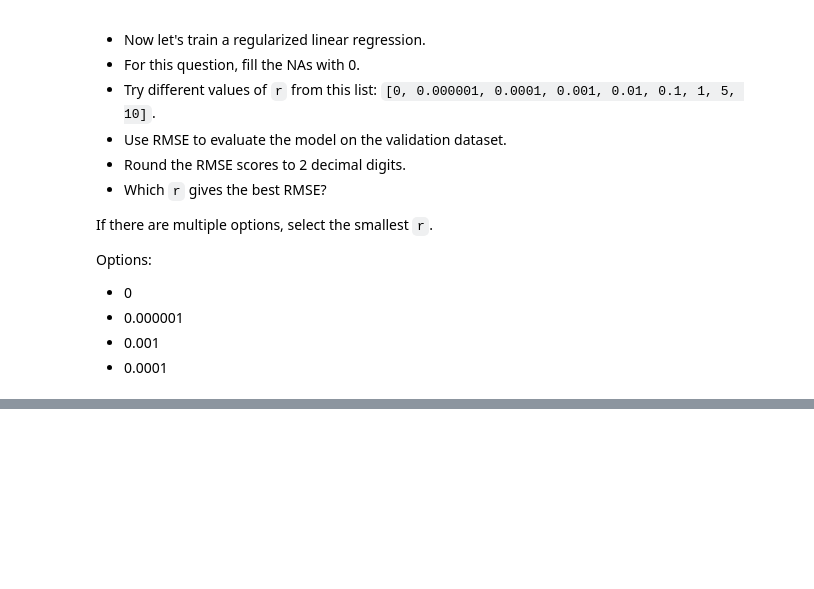
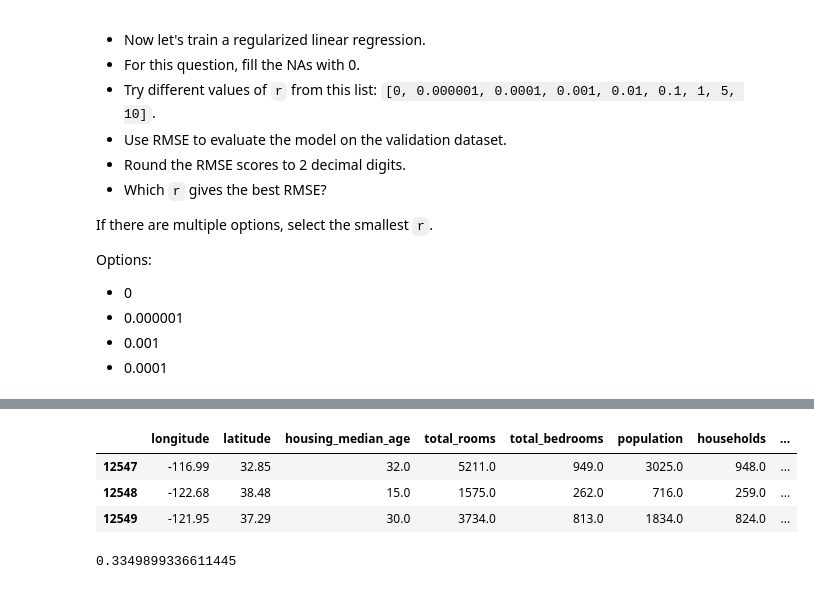
Before and after one commit to nadia-paz/ML-Zoomcamp, a Jupyter notebook: week2/homework_2.ipynb, the cells around one changed output, grey strips where cells are left out. Cells and saved outputs as stored; diff of their text form; code cells hidden in the pictures; blank space fills up the shorter version.

```diff
--- a/week2/homework_2.ipynb
+++ b/week2/homework_2.ipynb
@@ -410,0 +474,30 @@ Options:
+# %%
+def split_data(df, seed):
+    '''
+    splits dataframe into train, validate, test
+    where train is 60%, validate - 20%,test - 20%
+    Returns dataframes: df_train, df_val, df_test
+    '''
+    # make the split reproducible
+    np.random.seed(seed)
+
+    n = len(df)
+
+    # 20% for validate, 20% for test and 60% for train
+    n_val = int(0.2 * n)
+    n_test = int(0.2 * n)
+    n_train = n - (n_val + n_test)
+
+    # shuffle values to make the split random
+    idx = np.arange(n)
+    np.random.shuffle(idx)
+
+    # rearrange the values inside the dataframe
+    df_shuffled = df.iloc[idx]
+
+    # split with slicing the data
+    df_train = df_shuffled.iloc[:n_train].copy().reset_index(drop=True)
+    df_val = df_shuffled.iloc[n_train:n_train+n_val].copy().reset_index(drop=True)
+    df_test = df_shuffled.iloc[n_train+n_val:].copy().reset_index(drop=True)
+
+    return df_train, df_val, df_test
@@ -410,0 +558,10 @@ Options:
+# %%
+df_train, df_val, df_test = split_data(df, 9)
+df_full_train = pd.concat([df_train, df_val]).reset_index(drop=True)
+# %%
+df_full_train.tail(3)
+# %% [output]
+|  | longitude | latitude | housing_median_age | total_rooms | total_bedrooms | population | households | ... |
+| 12547 | -116.99 | 32.85 | 32.0 | 5211.0 | 949.0 | 3025.0 | 948.0 | ... |
+| 12548 | -122.68 | 38.48 | 15.0 | 1575.0 | 262.0 | 716.0 | 259.0 | ... |
+| 12549 | -121.95 | 37.29 | 30.0 | 3734.0 | 813.0 | 1834.0 | 824.0 | ... |
@@ -410,0 +571,7 @@ Options:
+# %%
+bias, weights = regr.train_linear_regression_reg(X_train, y_train, r=0.001)
+y_pred = bias + X_test.dot(weights)
+score = regr.rmse(y_test, y_pred)
+score
+# %% [output]
+0.3349899336611445
```
Also changed, not shown: parts of 18 cells of this notebook.
